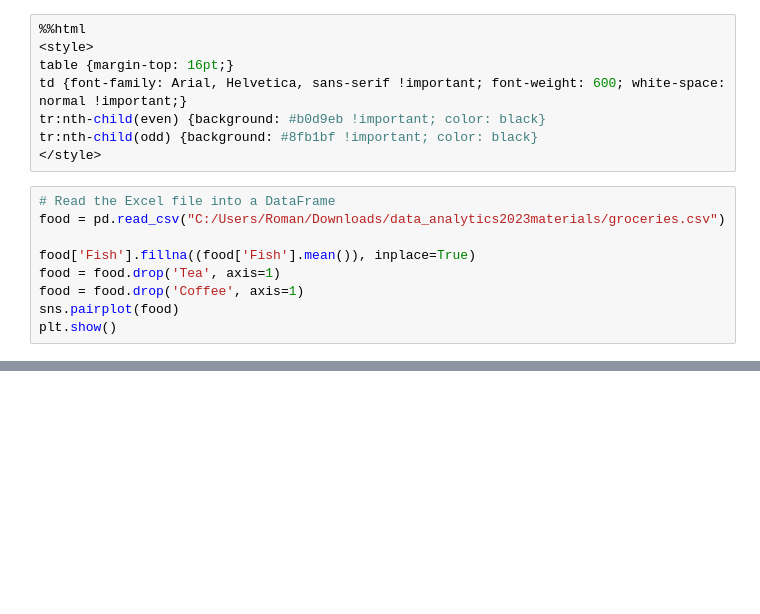
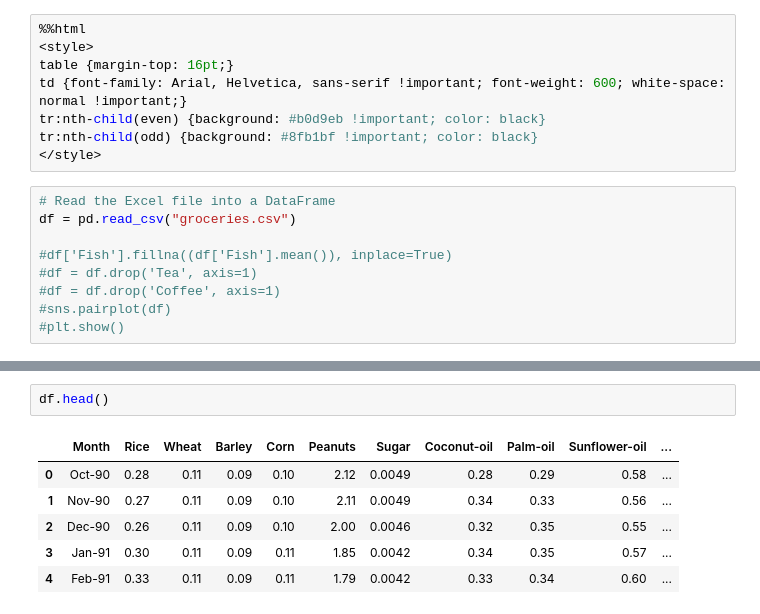
Before and after one commit to RomanKuzz/Introduction-to-Data-Analytics, a Jupyter notebook: Set3/ex3_3.ipynb, the cells around one changed output, grey strips where cells are left out. Cells and saved outputs as stored; diff of their text form; blank space fills up the shorter version.

```diff
--- a/Set3/ex3_3.ipynb
+++ b/Set3/ex3_3.ipynb
@@ -14,10 +17,10 @@ tr:nth-child(odd) {background: #8fb1bf !important; color: black}
 </style>
 # %%
 # Read the Excel file into a DataFrame
-food = pd.read_csv("C:/Users/Roman/Downloads/data_analytics2023materials/groceries.csv")
+df = pd.read_csv("groceries.csv")
 
-food['Fish'].fillna((food['Fish'].mean()), inplace=True)
-food = food.drop('Tea', axis=1)
-food = food.drop('Coffee', axis=1)
-sns.pairplot(food)
-plt.show()
+#df['Fish'].fillna((df['Fish'].mean()), inplace=True)
+#df = df.drop('Tea', axis=1)
+#df = df.drop('Coffee', axis=1)
+#sns.pairplot(df)
+#plt.show()
@@ -43,0 +27,9 @@ matrix
+# %%
+df.head()
+# %% [output]
+|  | Month | Rice | Wheat | Barley | Corn | Peanuts | Sugar | Coconut-oil | Palm-oil | Sunflower-oil | ... |
+| 0 | Oct-90 | 0.28 | 0.11 | 0.09 | 0.10 | 2.12 | 0.0049 | 0.28 | 0.29 | 0.58 | ... |
+| 1 | Nov-90 | 0.27 | 0.11 | 0.09 | 0.10 | 2.11 | 0.0049 | 0.34 | 0.33 | 0.56 | ... |
+| 2 | Dec-90 | 0.26 | 0.11 | 0.09 | 0.10 | 2.00 | 0.0046 | 0.32 | 0.35 | 0.55 | ... |
+| 3 | Jan-91 | 0.30 | 0.11 | 0.09 | 0.11 | 1.85 | 0.0042 | 0.34 | 0.35 | 0.57 | ... |
+| 4 | Feb-91 | 0.33 | 0.11 | 0.09 | 0.11 | 1.79 | 0.0042 | 0.33 | 0.34 | 0.60 | ... |
```
Also changed, not shown: parts of 16 cells of this notebook, 8 other files.
